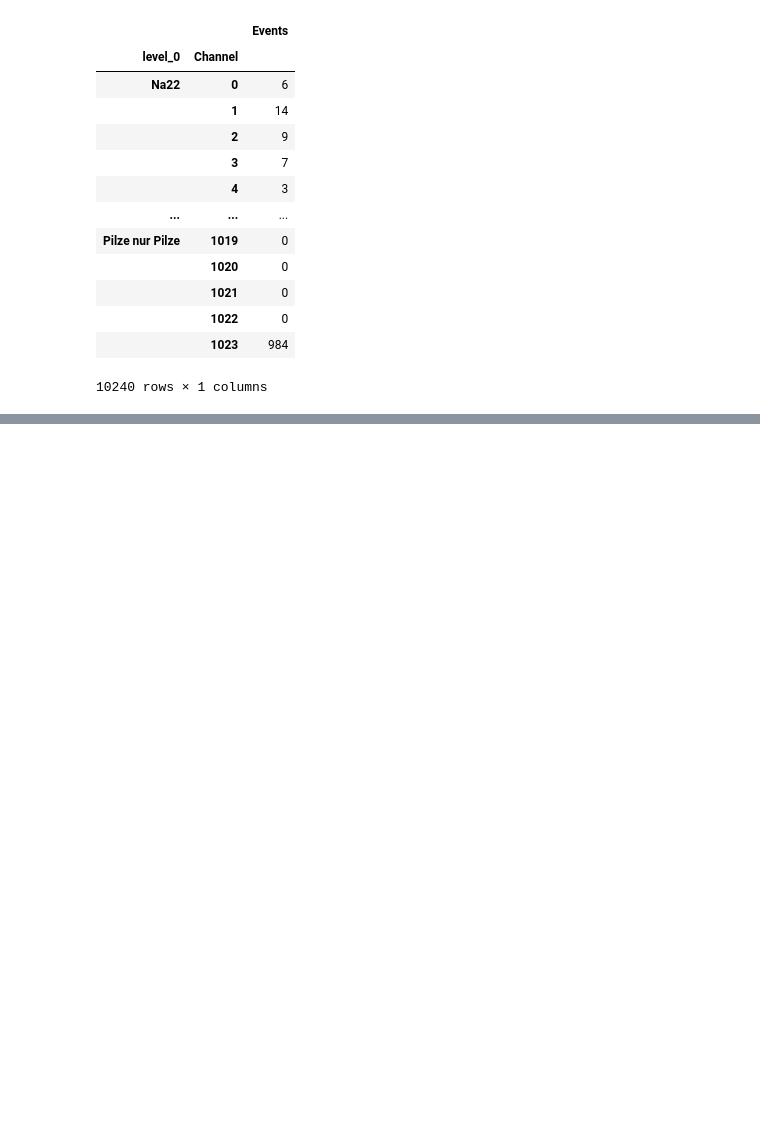
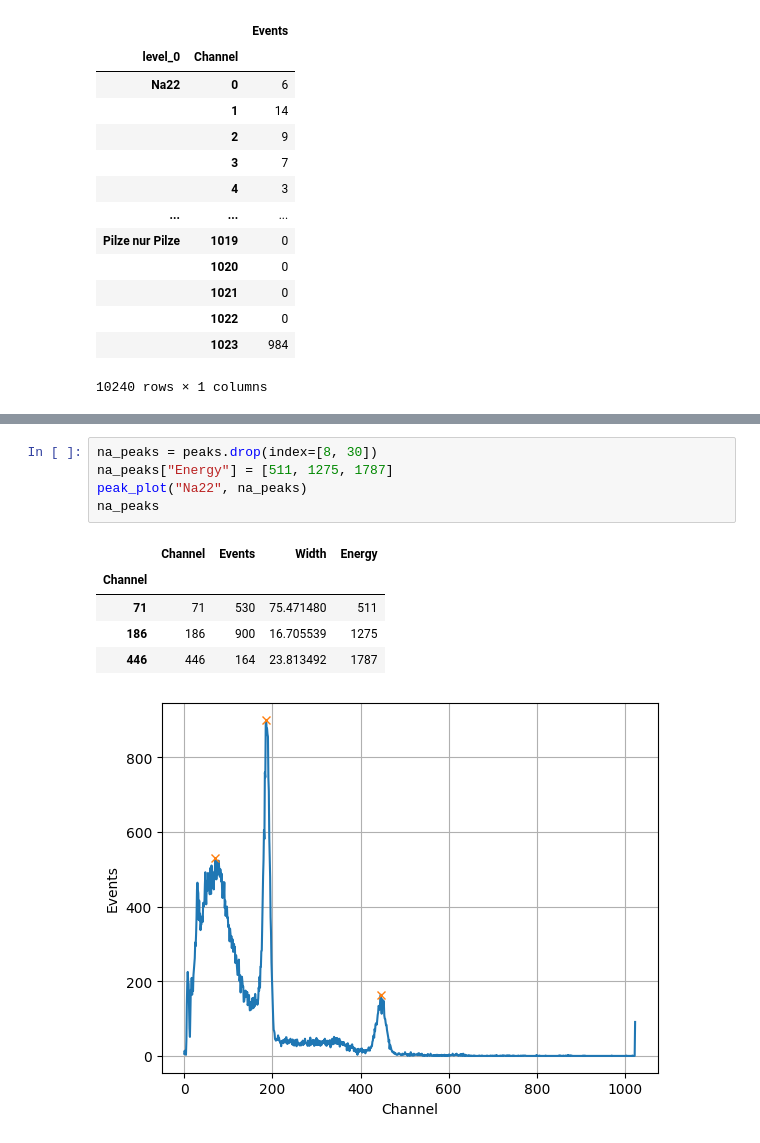
Before and after one commit to RombusBombus/AP3, a Jupyter notebook: RAD/RAD.ipynb, the cells around one changed output, grey strips where cells are left out. Cells and saved outputs as stored; diff of their text form; blank space fills up the shorter version.

```diff
--- a/RAD/RAD.ipynb
+++ b/RAD/RAD.ipynb
@@ -75,0 +97,12 @@ print(widths)
+# %%
+na_peaks = peaks.drop(index=[8, 30])
+na_peaks["Energy"] = [511, 1275, 1787]
+peak_plot("Na22", na_peaks)
+na_peaks
+# %% [output]
+|  | Channel | Events | Width | Energy |
+| Channel |  |  |  |  |
+| 71 | 71 | 530 | 75.471480 | 511 |
+| 186 | 186 | 900 | 16.705539 | 1275 |
+| 446 | 446 | 164 | 23.813492 | 1787 |
+[figure, added]
```
Also changed, not shown: parts of 5 cells of this notebook.
